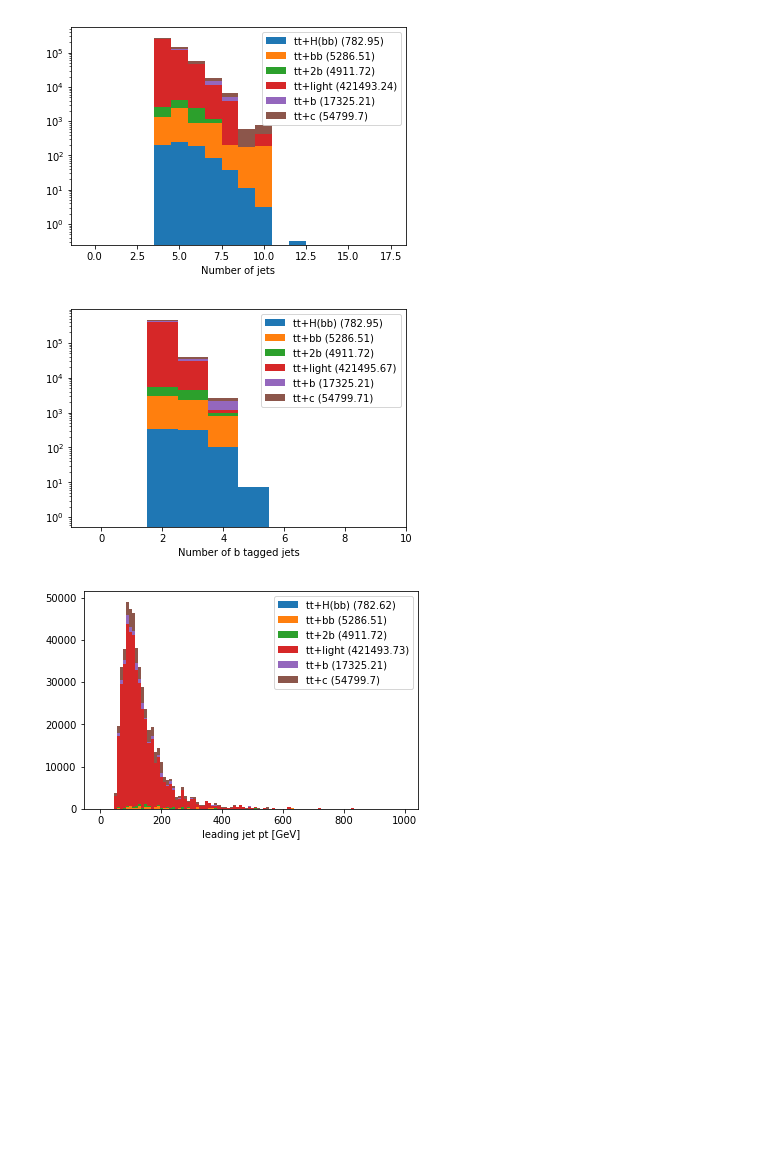
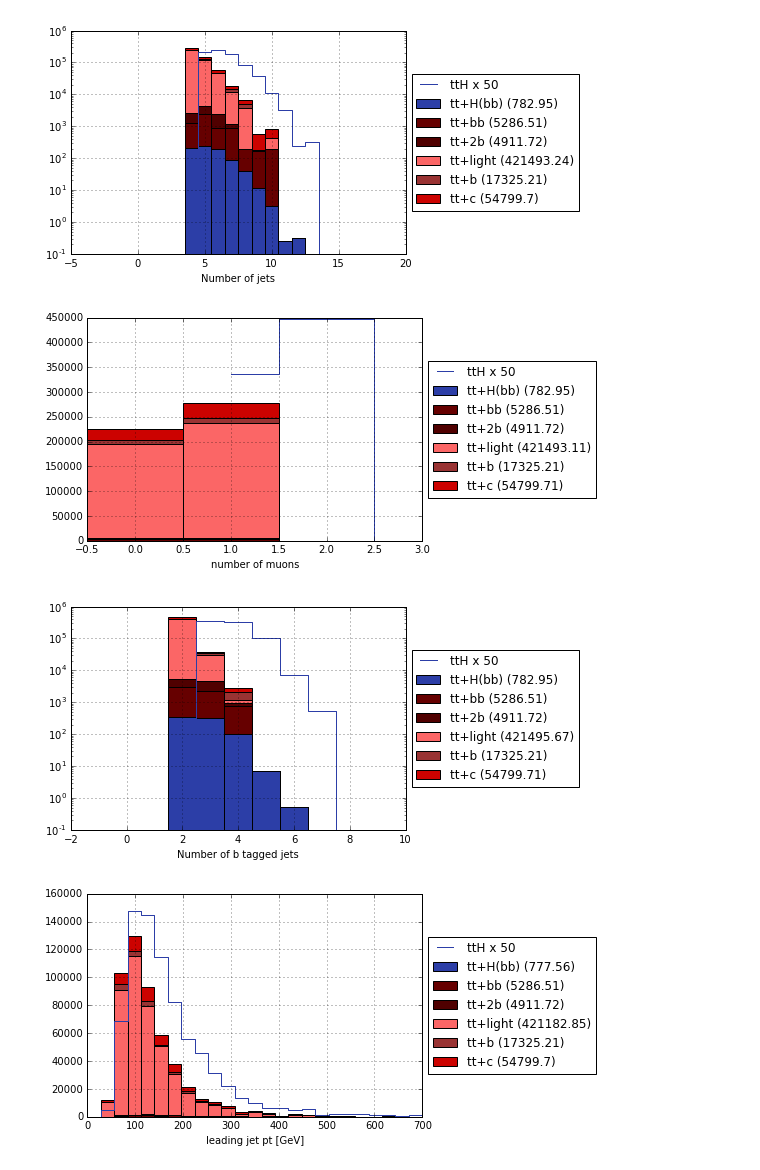
Before and after one commit to mmeinhard/hepaccelerate, a Jupyter notebook: ControlPlots.ipynb, the cells around one changed output. Cells and saved outputs as stored; diff of their text form; code cells hidden in the pictures; blank space fills up the shorter version.

Commit message:
Update Plotting Script

```diff
--- a/ControlPlots.ipynb
+++ b/ControlPlots.ipynb
@@ -16,9 +16,11 @@ var_names = {
     "nbtags": "Number of b tagged jets",
     "njets" : "Number of jets",
     "leading_jet_pt" : "leading jet pt [GeV]",
+    "leading_lepton_pt" : "leading lepton pt [GeV]",
     "genWeights" : "genWeights",
     "nElectrons" : "number of electrons",
-    "nMuons" : "number of muons"
+    "nMuons" : "number of muons",
+    "DNN": "DNN (binary classifier)"
 }
 
 processes = ["ttHTobb", "ttbb", "tt2b","ttlf","ttb", "ttcc"]
@@ -33,19 +35,41 @@ process_names = {
     "ttlf" : "tt+light",
 
 }
+
+colors = {
+    "ttlf": (251, 102, 102),
+    "ttcc": (204, 2, -0),
+    "ttb": (153, 51, 51),
+    "ttbb": (102, 0, 0),
+    "tt2b": (80, 0, 0),
+    "ttHTobb": (44, 62, 167),
+}
+
+for cn, c in colors.items():
+    colors[cn] = (c[0]/255.0, c[1]/255.0, c[2]/255.0)
 # %%
-def histogram_dataset(var, data, name, bottom):
+def histogram_dataset(var, data, name, bottom, process):
 
     bins = data[var]["edges"][:-1]
     counts = data[var]["contents"]
     yerr = data[var]["contents_w2"]
 
     integral = sum(counts)
-    width = bins[0] - bins[1]
+    width = bins[1] - bins[0]
 
-    hist = plt.bar(bins, counts, width=width, bottom=bottom, align="center", label=name + " ({0})".format(round(integral, 2)))
+    if ("njets" in var) or ("nbtags" in var) or ("nMuons" in var) or ("nElectrons" in var):
+        alignement = "center"
+        w = "mid"
+    else:
+        alignement = "edge"
+        w = "pre"
+    hist = plt.bar(bins, counts, width=width, bottom=bottom, align=alignement, label=name + " ({0})".format(round(integral, 2)), color=colors[process])
     #hist = plt.bar(bins, counts, yerr=yerr, width=width, align="center", label=dataset + " ({0})".format(round(integral, 2)))
 
+    if process == "ttHTobb":
+        bins = data[var]["edges"][1:]
+        hist = plt.step(bins, [c*1000 for c in counts], label="ttH x 50", color=colors[process], where=w)
+
     return plt.bar, counts
 # %%
 def plot_histogram(var, processes, data):
@@ -53,21 +77,26 @@ def plot_histogram(var, processes, data):
     bottom = None
 
     for p in processes:
-        _, counts = histogram_dataset("hist_" + p + "_" + var, data, process_names[p], bottom)
+        _, counts = histogram_dataset("hist_" + p + "_" + var, data, process_names[p], bottom, p)
         if processes.index(p) == 0:
             bottom = [0.0 for c in counts]
         bottom = [sum(x) for x in zip(bottom, counts)]
 
-    plt.legend()
+    plt.legend(loc="center left", bbox_to_anchor=(1, 0.5))
     if var == "njets" or var == "nbtags":
         plt.yscale('log')
     plt.xlabel(var_names[var])
+    plt.grid(True)
     plt.show()
 # %%
 plot_histogram("njets", processes, data)
+plot_histogram("nMuons", processes, data)
 plot_histogram("nbtags", processes, data)
 plot_histogram("leading_jet_pt", processes, data)
+plot_histogram("leading_lepton_pt", processes, data)
+plot_histogram("DNN", processes, data)
 # %% [output]
-[figure, old version]
+[figure, new version]
-[figure, old version]
+[figure, new version]
-[figure, old version]
+[figure, new version]
+[figure, added]
```
Also changed, not shown: parts of 2 cells of this notebook.
